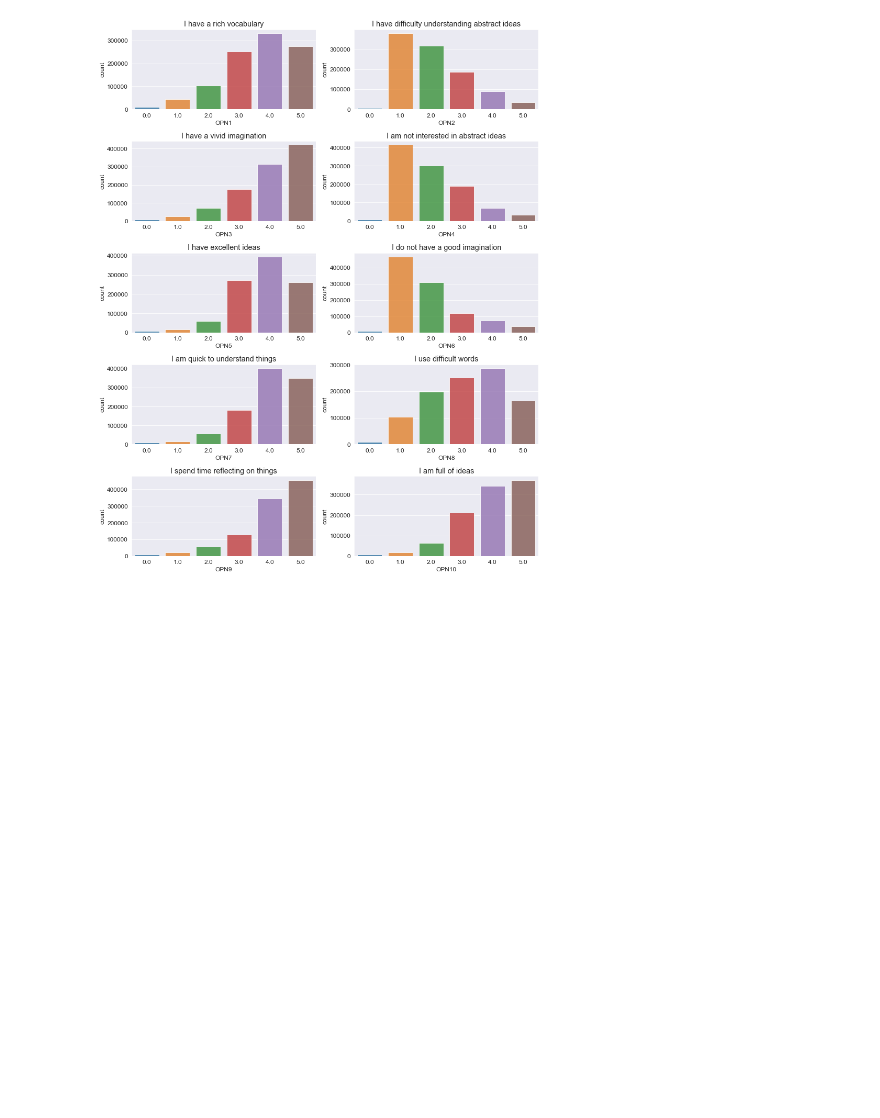
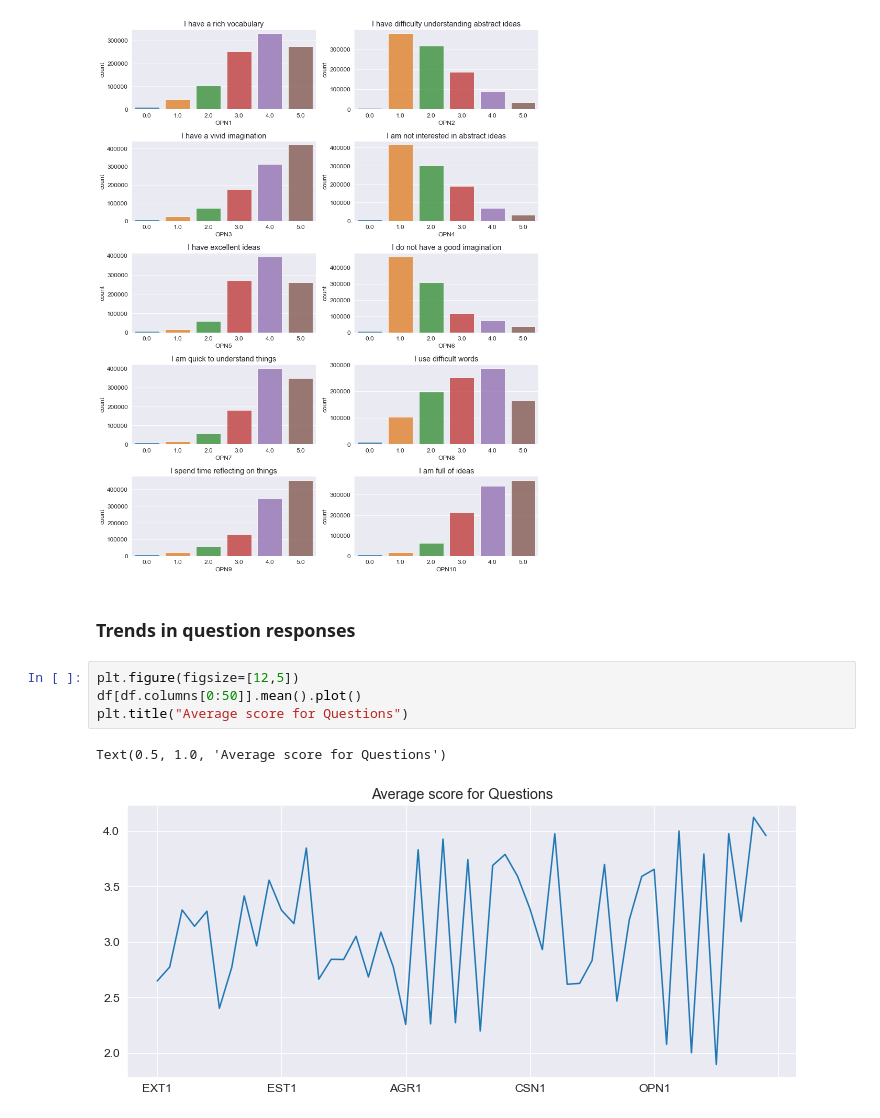
Before and after one commit to csendranshi/Personality_Assessment, a Jupyter notebook: Personality_assessment.ipynb, the cells around one changed output. Drawn from its saved outputs; the diff is of its cells as text; blank space fills up the shorter version.

```diff
--- a/Personality_assessment.ipynb
+++ b/Personality_assessment.ipynb
@@ -276,3 +265,12 @@ plt.tight_layout()
 plt.show()
 # %% [output]
 [figure]
+# %% [markdown]
+### Trends in question responses
+# %%
+plt.figure(figsize=[12,5])
+df[df.columns[0:50]].mean().plot()
+plt.title("Average score for Questions")
+# %% [output]
+Text(0.5, 1.0, 'Average score for Questions')
+[figure, added]
```
Also changed, not shown: parts of 19 cells of this notebook, 1 other file.
